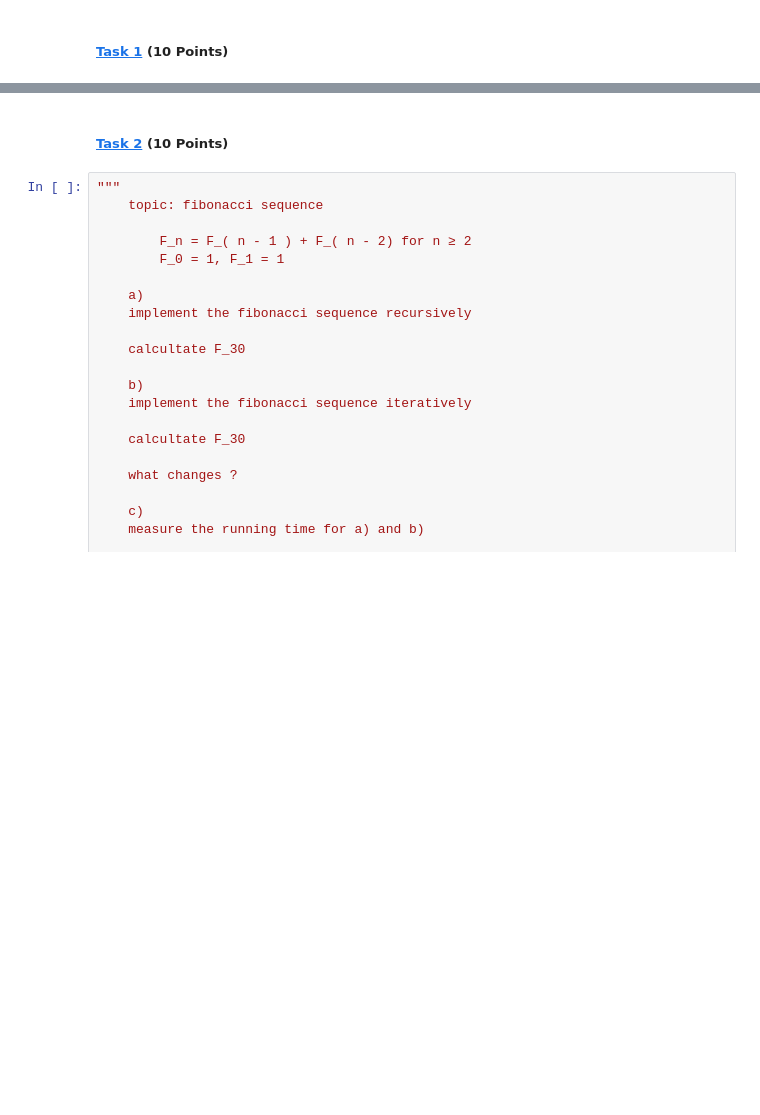
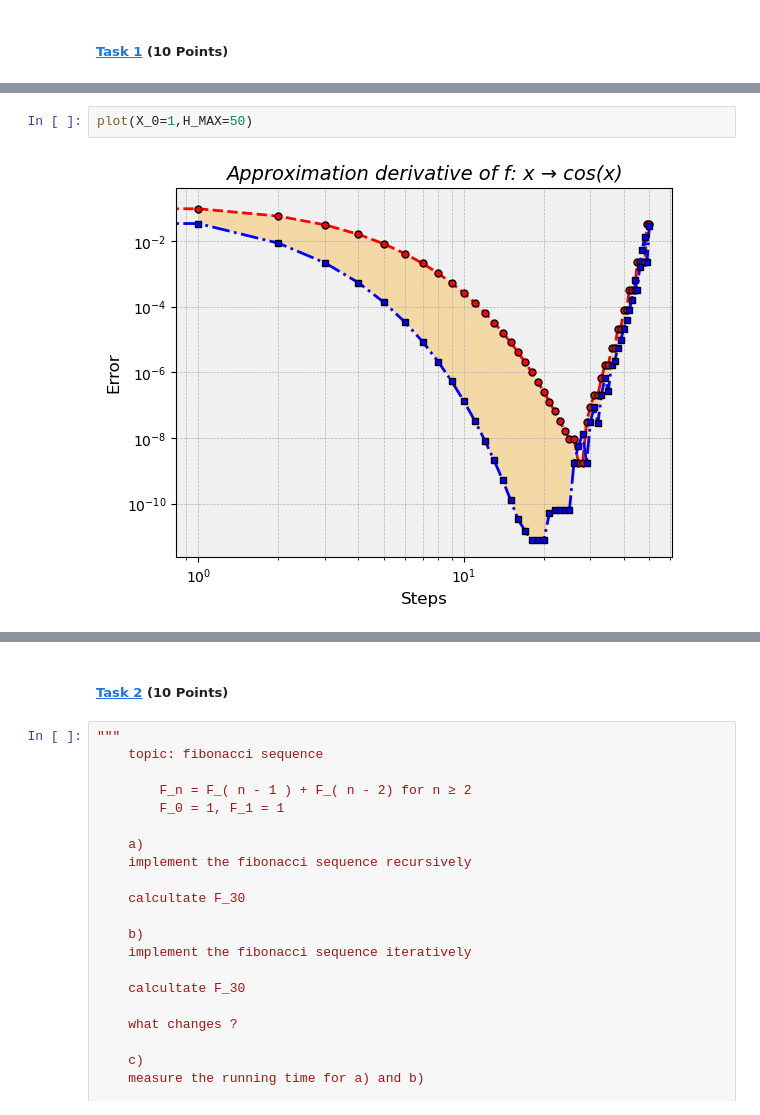
Before and after one commit to VictoriousGladiator/01ALMA1, a Jupyter notebook: 03Week.ipynb, the cells around one changed output, grey strips where cells are left out. Saved outputs shown, nothing was run; the diff lists cells and outputs as text; blank space fills up the shorter version.

```diff
--- a/03Week.ipynb
+++ b/03Week.ipynb
@@ -43,0 +232,4 @@
+# %%
+plot(X_0=1,H_MAX=50)
+# %% [output]
+[figure, added]
```
Also changed, not shown: parts of 16 cells of this notebook.
